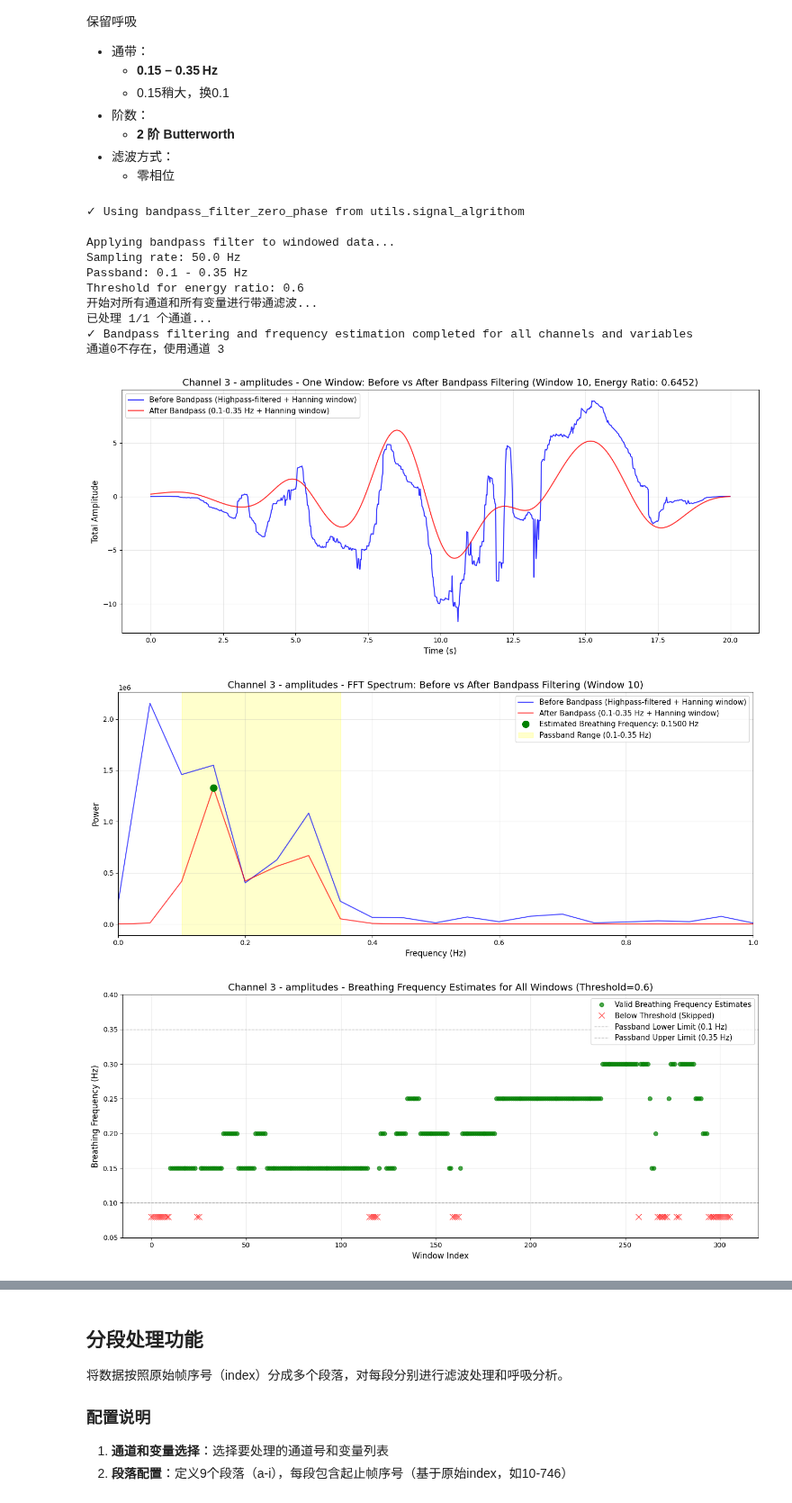
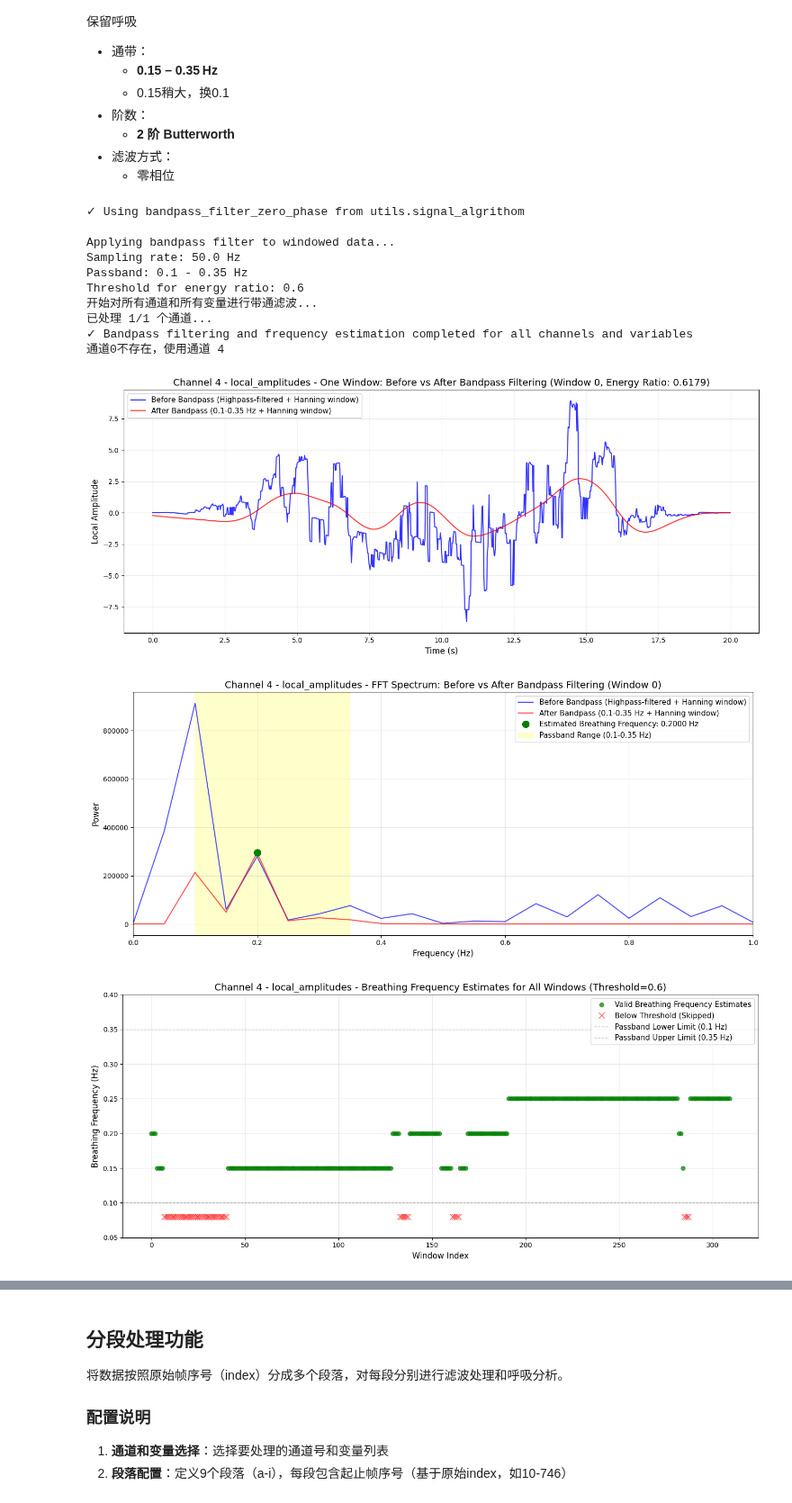
Before and after one commit to cwdao/ble_hci_sensing, a Jupyter notebook: load_df_saved_frames_show_analysis.ipynb, the cells around one changed output, grey strips where cells are left out. Shown at 90% size. Drawn from its saved outputs; the diff is of its cells as text; code cells hidden in the pictures.

```diff
--- a/load_df_saved_frames_show_analysis.ipynb
+++ b/load_df_saved_frames_show_analysis.ipynb
@@ -54,7 +54,7 @@ except ImportError as e:
 # %%
 # 设置要加载的文件路径
 # 可以修改为您的文件路径，或使用相对路径
-filepath = "./sampleData/DF_frames_all_20260113_081710.jsonl"
+filepath = "./sampleData/DF_frames_all_20260116_101531.jsonl"
 # 如果文件不在当前目录，可以使用完整路径或相对路径
 # filepath = "../data_exp/frames_all_20231206_120000.json"
 
@@ -737,8 +736,8 @@ print("✓ 滤波完成")
 
 # 选择任意一个通道和任意一个变量进行可视化比较
 # 这里选择通道0的总幅值作为示例
-demo_channel = 2
-demo_variable = 'remote_amplitudes'  # 可以选择: amplitudes, phases, local_amplitudes, remote_amplitudes, local_phases, remote_phases
+demo_channel = 28
+demo_variable = 'local_amplitudes'  # 可以选择: amplitudes, phases, local_amplitudes, remote_amplitudes, local_phases, remote_phases
 
 # 如果通道0不存在，使用第一个可用通道
 if demo_channel not in filtered_data and len(filtered_data) > 0:
@@ -926,7 +925,7 @@ print(f"✓ Highpass filtering completed for {len(detrended_data)} channels")
 # Visualize comparison of different filter orders
 # Select a channel and variable for demonstration
 demo_channel = 2
-demo_variable = 'remote_amplitudes'  # Can choose: amplitudes, phases, local_amplitudes, remote_amplitudes, local_phases, remote_phases
+demo_variable = 'local_amplitudes'  # Can choose: amplitudes, phases, local_amplitudes, remote_amplitudes, local_phases, remote_phases
 
 # If channel 0 doesn't exist, use the first available channel
 if demo_channel not in detrended_data and len(detrended_data) > 0:
@@ -1903,7 +1902,7 @@ else:
 # Visualize results for demo_variable
 # Select a channel and variable for demonstration
 demo_channel = 0
-demo_variable = 'amplitudes'
+demo_variable = 'local_amplitudes'
 
 # If channel 0 doesn't exist, use the first available channel
 if demo_channel not in breathing_analysis_results and len(breathing_analysis_results) > 0:
@@ -2025,34 +2024,34 @@ if demo_channel in bandpass_results and demo_variable in bandpass_results[demo_c
     plt.ylim([lowcut - 0.05, highcut + 0.05])
     plt.tight_layout()
     plt.show()
 
     # Print statistics
     valid_freqs = breathing_freqs[valid_mask]
     if len(valid_freqs) > 0:
         print(f"\n=== Channel {demo_channel} - {var_display_name} - Breathing Frequency Statistics ===")
         print(f"Total windows: {len(breathing_freqs)}")
         print(f"Valid windows (above threshold): {np.sum(valid_mask)} ({np.sum(valid_mask)/len(breathing_freqs)*100:.1f}%)")
         print(f"Invalid windows (below threshold): {np.sum(invalid_mask)} ({np.sum(invalid_mask)/len(breathing_freqs)*100:.1f}%)")
         print(f"\nValid breathing frequency estimates:")
         print(f"  Mean: {np.mean(valid_freqs):.4f} Hz")
         print(f"  Std: {np.std(valid_freqs):.4f} Hz")
         print(f"  Min: {np.min(valid_freqs):.4f} Hz")
         print(f"  Max: {np.max(valid_freqs):.4f} Hz")
     else:
         print(f"\n⚠️ No valid breathing frequency estimates found (all windows below threshold)")
 else:
     print(f"⚠️ Cannot find channel {demo_channel} variable {demo_variable} in bandpass_results")
 # %% [output]
 ✓ Using bandpass_filter_zero_phase from utils.signal_algrithom
 
 Applying bandpass filter to windowed data...
 Sampling rate: 50.0 Hz
 Passband: 0.1 - 0.35 Hz
 Threshold for energy ratio: 0.6
 开始对所有通道和所有变量进行带通滤波...
 已处理 1/1 个通道...
 ✓ Bandpass filtering and frequency estimation completed for all channels and variables
-通道0不存在，使用通道 3
+通道0不存在，使用通道 4
-[figure, old version]
+[figure, new version]
-[figure, old version]
+[figure, new version]
-[figure, old version]
+[figure, new version]
```
Also changed, not shown: parts of 28 cells of this notebook, 4 other files.
